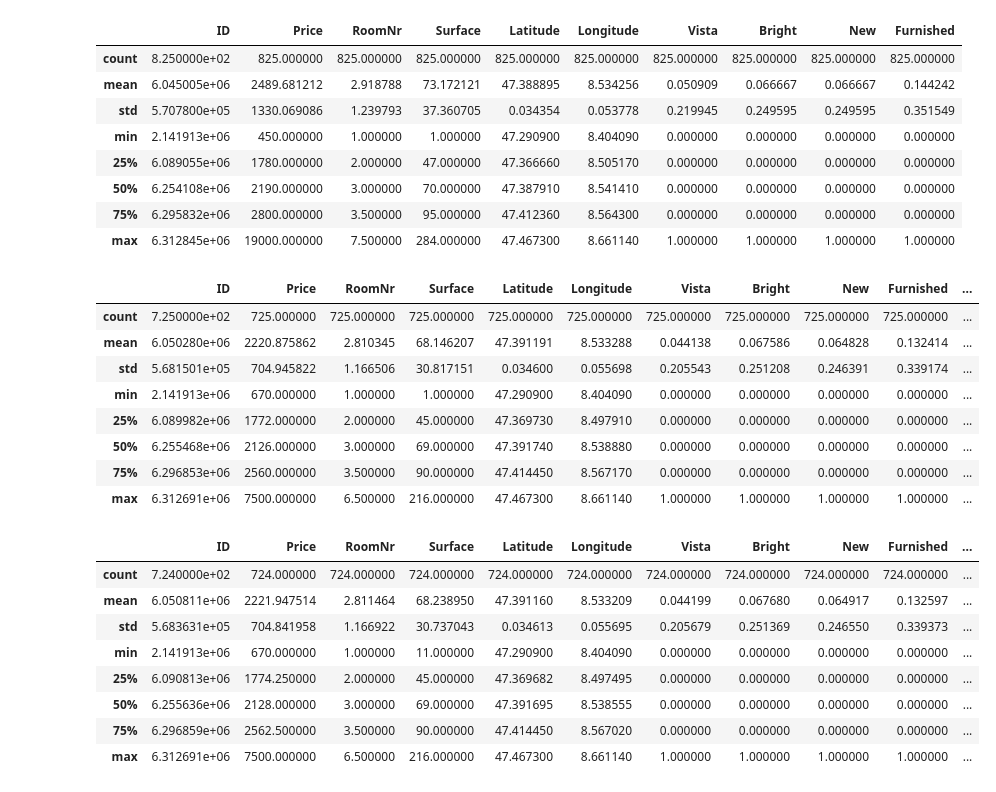
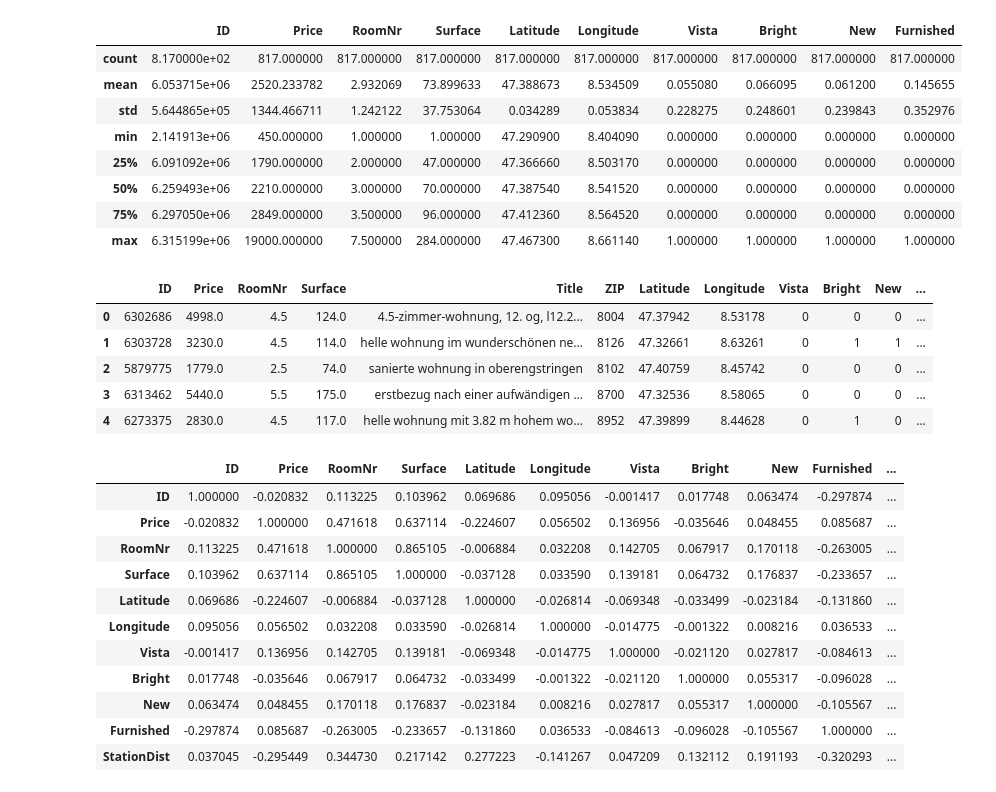
Before and after one commit to kesslmar/Coursera_Capstone, a Jupyter notebook: Battle_of_Zürich.ipynb, the cells around one changed output. Saved outputs shown, nothing was run; the diff lists cells and outputs as text; code cells hidden in the pictures.

```diff
--- a/Battle_of_Zürich.ipynb
+++ b/Battle_of_Zürich.ipynb
@@ -25,8 +40,9 @@ f.write(json.dumps(jason_data))
 f.close()
 # %%
 # getting the published empty flats of Zurich in a 10km radius
+# IF THIS CELL RETURNS AN ERROR, IT MIGHT CHECK FOR MORE PAGES THAN AVAILABLE
 result_list = []
-max = 40 #number of web pages to scrape
+max = 39 #number of web pages to scrape
 
 for i in range(max):
     url = 'https://www.immoscout24.ch/de/wohnung/mieten/ort-zuerich?pn={}&r=10'.format(i+1)
@@ -107,50 +116,48 @@ flats_df.loc[filter5, 'Furnished'] = 1
 flats_df.describe()
 # %% [output]
 |  | ID | Price | RoomNr | Surface | Latitude | Longitude | Vista | Bright | New | Furnished |
-| count | 8.250000e+02 | 825.000000 | 825.000000 | 825.000000 | 825.000000 | 825.000000 | 825.000000 | 825.000000 | 825.000000 | 825.000000 |
-| mean | 6.045005e+06 | 2489.681212 | 2.918788 | 73.172121 | 47.388895 | 8.534256 | 0.050909 | 0.066667 | 0.066667 | 0.144242 |
-| std | 5.707800e+05 | 1330.069086 | 1.239793 | 37.360705 | 0.034354 | 0.053778 | 0.219945 | 0.249595 | 0.249595 | 0.351549 |
+| count | 8.170000e+02 | 817.000000 | 817.000000 | 817.000000 | 817.000000 | 817.000000 | 817.000000 | 817.000000 | 817.000000 | 817.000000 |
+| mean | 6.053715e+06 | 2520.233782 | 2.932069 | 73.899633 | 47.388673 | 8.534509 | 0.055080 | 0.066095 | 0.061200 | 0.145655 |
+| std | 5.644865e+05 | 1344.466711 | 1.242122 | 37.753064 | 0.034289 | 0.053834 | 0.228275 | 0.248601 | 0.239843 | 0.352976 |
 | min | 2.141913e+06 | 450.000000 | 1.000000 | 1.000000 | 47.290900 | 8.404090 | 0.000000 | 0.000000 | 0.000000 | 0.000000 |
-| 25% | 6.089055e+06 | 1780.000000 | 2.000000 | 47.000000 | 47.366660 | 8.505170 | 0.000000 | 0.000000 | 0.000000 | 0.000000 |
-| 50% | 6.254108e+06 | 2190.000000 | 3.000000 | 70.000000 | 47.387910 | 8.541410 | 0.000000 | 0.000000 | 0.000000 | 0.000000 |
-| 75% | 6.295832e+06 | 2800.000000 | 3.500000 | 95.000000 | 47.412360 | 8.564300 | 0.000000 | 0.000000 | 0.000000 | 0.000000 |
-| max | 6.312845e+06 | 19000.000000 | 7.500000 | 284.000000 | 47.467300 | 8.661140 | 1.000000 | 1.000000 | 1.000000 | 1.000000 |
+| 25% | 6.091092e+06 | 1790.000000 | 2.000000 | 47.000000 | 47.366660 | 8.503170 | 0.000000 | 0.000000 | 0.000000 | 0.000000 |
+| 50% | 6.259493e+06 | 2210.000000 | 3.000000 | 70.000000 | 47.387540 | 8.541520 | 0.000000 | 0.000000 | 0.000000 | 0.000000 |
+| 75% | 6.297050e+06 | 2849.000000 | 3.500000 | 96.000000 | 47.412360 | 8.564520 | 0.000000 | 0.000000 | 0.000000 | 0.000000 |
+| max | 6.315199e+06 | 19000.000000 | 7.500000 | 284.000000 | 47.467300 | 8.661140 | 1.000000 | 1.000000 | 1.000000 | 1.000000 |
 # %%
 #Adding each flats distance to the Zurich Main Station
-geodesic((50,3), (47.3786,8.5379)).kilometers
+def get_station_dist(lat, lon):
+    return distance((lat,lon), (47.378,8.540)).kilometers
 
-distance_list = []
-for id, lat, lon in zip(flats_df['ID'], flats_df['Latitude'], flats_df['Longitude']):
-    distance_list.append(geodesic((lat,lon), (47.3786,8.5379)).kilometers)
+def row_function(row):
+    return get_station_dist(row['Latitude'], row['Longitude'])
 
-flats_df['StationDist'] = pd.DataFrame(distance_list)
-flats_df.dropna(inplace=True)
-flats_df.describe()
+flats_df['StationDist'] = flats_df.apply(row_function, axis = 1)
+flats_df.head()
 # %% [output]
-|  | ID | Price | RoomNr | Surface | Latitude | Longitude | Vista | Bright | New | Furnished | ... |
-| count | 7.250000e+02 | 725.000000 | 725.000000 | 725.000000 | 725.000000 | 725.000000 | 725.000000 | 725.000000 | 725.000000 | 725.000000 | ... |
-| mean | 6.050280e+06 | 2220.875862 | 2.810345 | 68.146207 | 47.391191 | 8.533288 | 0.044138 | 0.067586 | 0.064828 | 0.132414 | ... |
-| std | 5.681501e+05 | 704.945822 | 1.166506 | 30.817151 | 0.034600 | 0.055698 | 0.205543 | 0.251208 | 0.246391 | 0.339174 | ... |
-| min | 2.141913e+06 | 670.000000 | 1.000000 | 1.000000 | 47.290900 | 8.404090 | 0.000000 | 0.000000 | 0.000000 | 0.000000 | ... |
-| 25% | 6.089982e+06 | 1772.000000 | 2.000000 | 45.000000 | 47.369730 | 8.497910 | 0.000000 | 0.000000 | 0.000000 | 0.000000 | ... |
-| 50% | 6.255468e+06 | 2126.000000 | 3.000000 | 69.000000 | 47.391740 | 8.538880 | 0.000000 | 0.000000 | 0.000000 | 0.000000 | ... |
-| 75% | 6.296853e+06 | 2560.000000 | 3.500000 | 90.000000 | 47.414450 | 8.567170 | 0.000000 | 0.000000 | 0.000000 | 0.000000 | ... |
-| max | 6.312691e+06 | 7500.000000 | 6.500000 | 216.000000 | 47.467300 | 8.661140 | 1.000000 | 1.000000 | 1.000000 | 1.000000 | ... |
+|  | ID | Price | RoomNr | Surface | Title | ZIP | Latitude | Longitude | Vista | Bright | New | ... |
+| 0 | 6302686 | 4998.0 | 4.5 | 124.0 | 4.5-zimmer-wohnung, 12. og, l12.2... | 8004 | 47.37942 | 8.53178 | 0 | 0 | 0 | ... |
+| 1 | 6303728 | 3230.0 | 4.5 | 114.0 | helle wohnung im wunderschönen ne... | 8126 | 47.32661 | 8.63261 | 0 | 1 | 1 | ... |
+| 2 | 5879775 | 1779.0 | 2.5 | 74.0 | sanierte wohnung in oberengstringen | 8102 | 47.40759 | 8.45742 | 0 | 0 | 0 | ... |
+| 3 | 6313462 | 5440.0 | 5.5 | 175.0 | erstbezug nach einer aufwändigen ... | 8700 | 47.32536 | 8.58065 | 0 | 0 | 0 | ... |
+| 4 | 6273375 | 2830.0 | 4.5 | 117.0 | helle wohnung mit 3.82 m hohem wo... | 8952 | 47.39899 | 8.44628 | 0 | 1 | 0 | ... |
 # %%
 #Cleaning out statistical outliers
-cleaner = flats_df[flats_df['Surface'] != 1 ]
-flats_filtered = flats_df #this cell doesnt change anything
-cleaner.describe()
+flats_filtered = flats_df[flats_df['Surface'] > 3 ]
+flats_filtered.corr()
 # %% [output]
 |  | ID | Price | RoomNr | Surface | Latitude | Longitude | Vista | Bright | New | Furnished | ... |
-| count | 7.240000e+02 | 724.000000 | 724.000000 | 724.000000 | 724.000000 | 724.000000 | 724.000000 | 724.000000 | 724.000000 | 724.000000 | ... |
-| mean | 6.050811e+06 | 2221.947514 | 2.811464 | 68.238950 | 47.391160 | 8.533209 | 0.044199 | 0.067680 | 0.064917 | 0.132597 | ... |
-| std | 5.683631e+05 | 704.841958 | 1.166922 | 30.737043 | 0.034613 | 0.055695 | 0.205679 | 0.251369 | 0.246550 | 0.339373 | ... |
-| min | 2.141913e+06 | 670.000000 | 1.000000 | 11.000000 | 47.290900 | 8.404090 | 0.000000 | 0.000000 | 0.000000 | 0.000000 | ... |
-| 25% | 6.090813e+06 | 1774.250000 | 2.000000 | 45.000000 | 47.369682 | 8.497495 | 0.000000 | 0.000000 | 0.000000 | 0.000000 | ... |
-| 50% | 6.255636e+06 | 2128.000000 | 3.000000 | 69.000000 | 47.391695 | 8.538555 | 0.000000 | 0.000000 | 0.000000 | 0.000000 | ... |
-| 75% | 6.296859e+06 | 2562.500000 | 3.500000 | 90.000000 | 47.414450 | 8.567020 | 0.000000 | 0.000000 | 0.000000 | 0.000000 | ... |
-| max | 6.312691e+06 | 7500.000000 | 6.500000 | 216.000000 | 47.467300 | 8.661140 | 1.000000 | 1.000000 | 1.000000 | 1.000000 | ... |
+| ID | 1.000000 | -0.020832 | 0.113225 | 0.103962 | 0.069686 | 0.095056 | -0.001417 | 0.017748 | 0.063474 | -0.297874 | ... |
+| Price | -0.020832 | 1.000000 | 0.471618 | 0.637114 | -0.224607 | 0.056502 | 0.136956 | -0.035646 | 0.048455 | 0.085687 | ... |
+| RoomNr | 0.113225 | 0.471618 | 1.000000 | 0.865105 | -0.006884 | 0.032208 | 0.142705 | 0.067917 | 0.170118 | -0.263005 | ... |
+| Surface | 0.103962 | 0.637114 | 0.865105 | 1.000000 | -0.037128 | 0.033590 | 0.139181 | 0.064732 | 0.176837 | -0.233657 | ... |
+| Latitude | 0.069686 | -0.224607 | -0.006884 | -0.037128 | 1.000000 | -0.026814 | -0.069348 | -0.033499 | -0.023184 | -0.131860 | ... |
+| Longitude | 0.095056 | 0.056502 | 0.032208 | 0.033590 | -0.026814 | 1.000000 | -0.014775 | -0.001322 | 0.008216 | 0.036533 | ... |
+| Vista | -0.001417 | 0.136956 | 0.142705 | 0.139181 | -0.069348 | -0.014775 | 1.000000 | -0.021120 | 0.027817 | -0.084613 | ... |
+| Bright | 0.017748 | -0.035646 | 0.067917 | 0.064732 | -0.033499 | -0.001322 | -0.021120 | 1.000000 | 0.055317 | -0.096028 | ... |
+| New | 0.063474 | 0.048455 | 0.170118 | 0.176837 | -0.023184 | 0.008216 | 0.027817 | 0.055317 | 1.000000 | -0.105567 | ... |
+| Furnished | -0.297874 | 0.085687 | -0.263005 | -0.233657 | -0.131860 | 0.036533 | -0.084613 | -0.096028 | -0.105567 | 1.000000 | ... |
+| StationDist | 0.037045 | -0.295449 | 0.344730 | 0.217142 | 0.277223 | -0.141267 | 0.047209 | 0.132112 | 0.191193 | -0.320293 | ... |
 # %%
 #Calculating price per squaremeter
 pps = flats_filtered['Price'] / flats_filtered['Surface']
```
Also changed, not shown: parts of 16 cells of this notebook.
